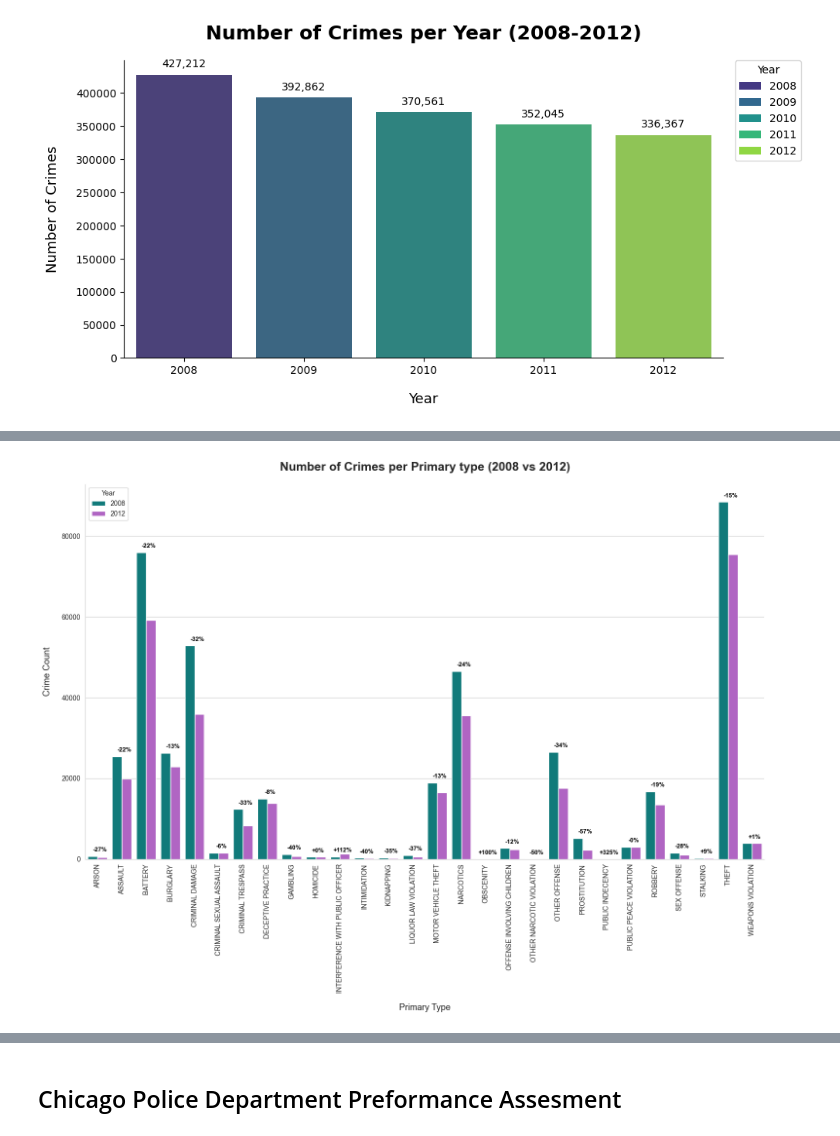
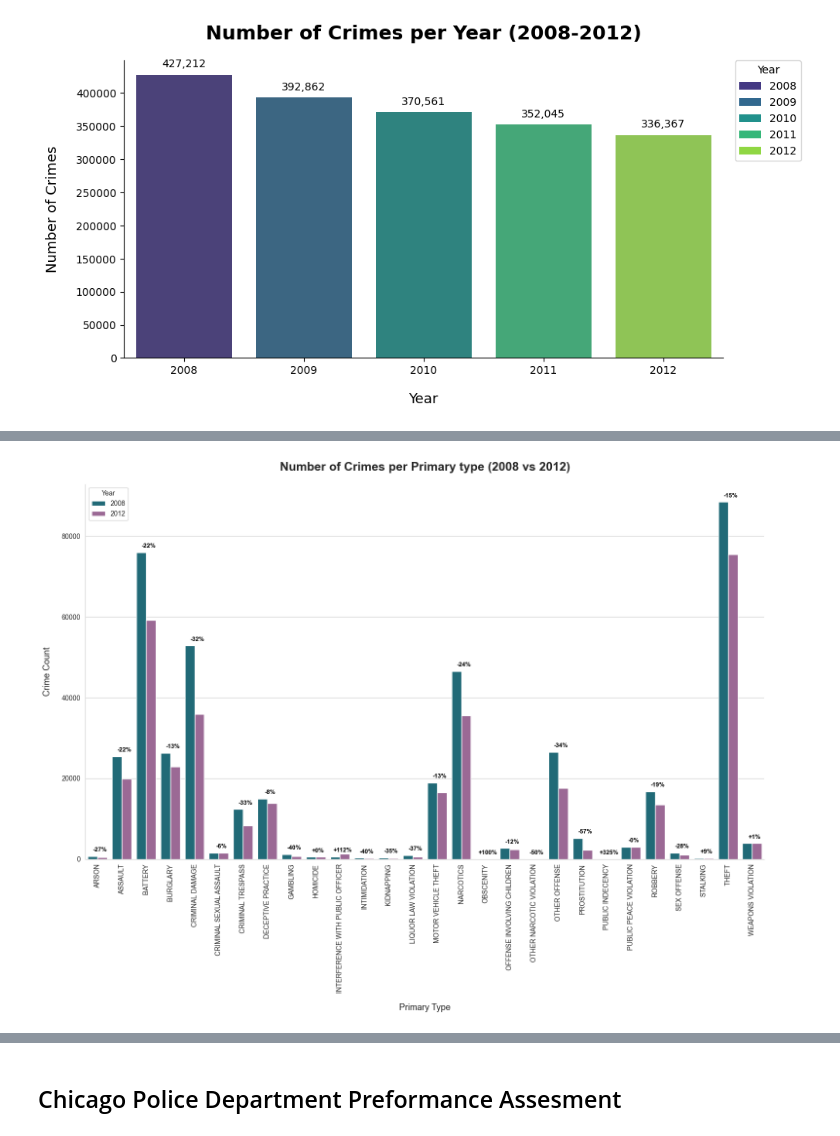
Before and after one commit to l3xbot/Data_Processing_Project_Visualisation, a Jupyter notebook: chicago_crime_visualisations.ipynb, the cells around one changed output, grey strips where cells are left out. Saved outputs shown, nothing was run; the diff lists cells and outputs as text; code cells hidden in the pictures.

```diff
--- a/chicago_crime_visualisations.ipynb
+++ b/chicago_crime_visualisations.ipynb
@@ -204,7 +205,7 @@ bars = sns.barplot(
     y='Crime Count',
     hue='Year',
     data=crime_counts_2008_and_2012_melted,
-    palette=['darkcyan', 'mediumorchid']        # different color for each year
+    palette=["#137485", "#a3619c"]        # different color for each year
 )
 
 for i, primary_type in enumerate(crime_counts_2008_and_2012_df['Primary Type']):
@@ -212,34 +213,34 @@ for i, primary_type in enumerate(crime_counts_2008_and_2012_df['Primary Type']):
     count_2012 = crime_counts_2008_and_2012_df.loc[i, 2012]
     percent_change = crime_counts_2008_and_2012_df.loc[i, 'Percent Change']
 
     # x-position is the center of the 2012 bar (ish)
     bars.annotate(
         f'{percent_change:+.0f}%',      # show + or  - sign, and only one decimal
         xy=(i + 0.1, count_2008),       # 0.1 offset to match Seaborn hue placement
         xytext=(0, 5),                  # offset above the bar
         textcoords='offset points',
         ha='center',
         va='bottom',
         fontsize=9,
         fontweight='bold',
         color='black'
     )
 
 # Remove top and right spines
 sns.despine(top=True, right=True)
 
 # Rotate x-axis labels for readability
 plt.xticks(rotation=90)
 
 # Style improvements
 plt.title('Number of Crimes per Primary type (2008 vs 2012)', size=18, pad=20, fontweight='bold')
 plt.ylabel('Crime Count', size=13, labelpad=15)
 plt.xlabel('Primary Type', size=13, labelpad=15)
 
 plt.legend(title='Year')
 plt.show()
 # %% [output]
-[figure, old version]
+[figure, new version]
 # %% [markdown]
 **Recommendation: View the plot on a full screen!**
 
```
Also changed, not shown: parts of 5 cells of this notebook, 4 other files.
